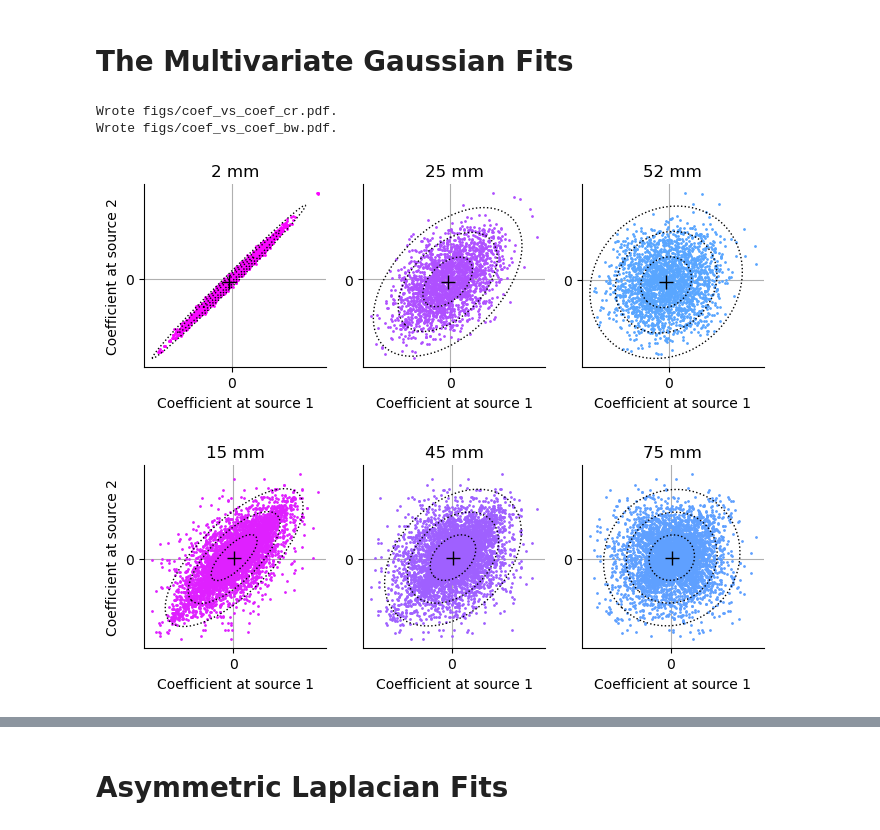
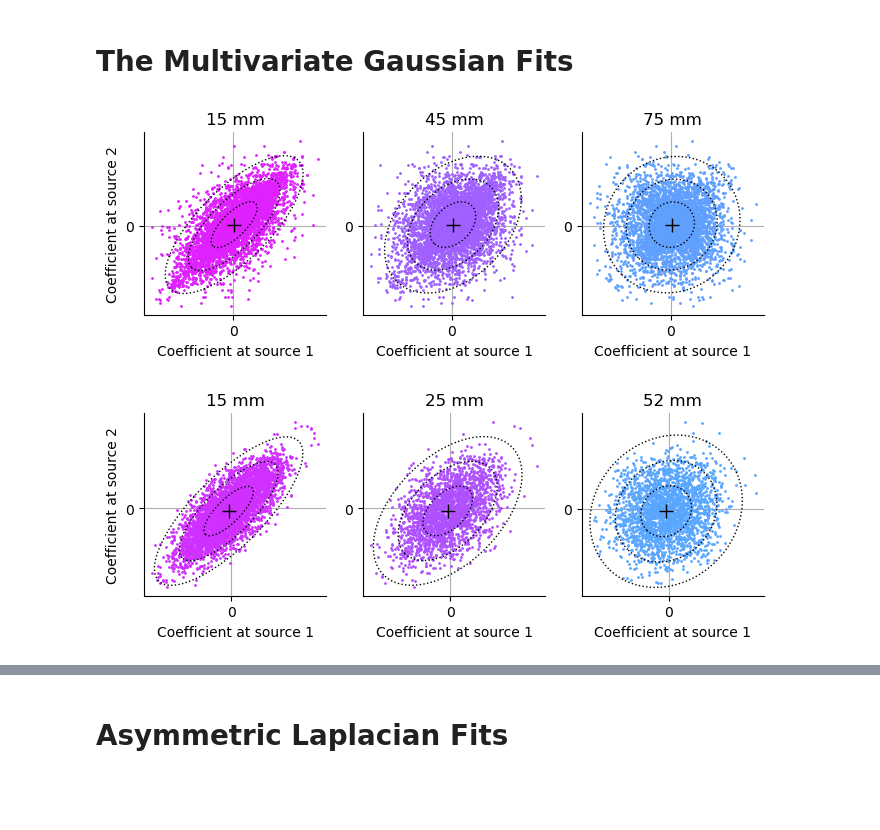
Before and after one commit to stootoon/fisher-plumes, a Jupyter notebook: make_figs.ipynb, the cells around one changed output, grey strips where cells are left out. Drawn from its saved outputs; the diff is of its cells as text; code cells hidden in the pictures; blank space fills up the shorter version.

```diff
--- a/make_figs.ipynb
+++ b/make_figs.ipynb
@@ -17,7 +17,7 @@ from scipy.signal import stft
 # %% [output]
 Populating the interactive namespace from numpy and matplotlib
 # %%
-PLOT = True # Whether to actually make the plots
+PLOT = False # Whether to actually make the plots
 # %%
 import boulder;                         reload(boulder)
 import crick;                           reload(crick)
@@ -188,21 +184,19 @@ Wrote figs/corr_components_bw.pdf.
 # %%
 reload(fpf)
 which_freqs = {"bw":5,       "cr":10}
-which_idists= {"bw":[0,2,4], "cr":[0,12,18]}
+which_idists= {"bw":[0,2,4], "cr":[8,12,18]}
 dcol_scales = {"bw":120000,  "cr":80000}
-for name, F in data.items():
+for name, F in sorted(data.items()):
     which_freq = which_freqs[name]
     ifreq = F.freqs2inds([which_freq])[0]
     fpf.plot_coef1_vs_coef2([F.ss, F.cc],
                             ifreq,
                             F.pairs,
                             i_pos_dists_to_plot = which_idists[name],
                             dist_col_scale = dcol_scales[name]
     )
     file_name = f"figs/coef_vs_coef_{name}.pdf"
     PLOT and (savefig(file_name, bbox_inches='tight'), print(f"Wrote {file_name}."));
 # %% [output]
-Wrote figs/coef_vs_coef_cr.pdf.
-Wrote figs/coef_vs_coef_bw.pdf.
-[figure, old version]
+[figure, new version]
-[figure, old version]
+[figure, new version]
```
Also changed, not shown: parts of 12 cells of this notebook, 9 other files.
